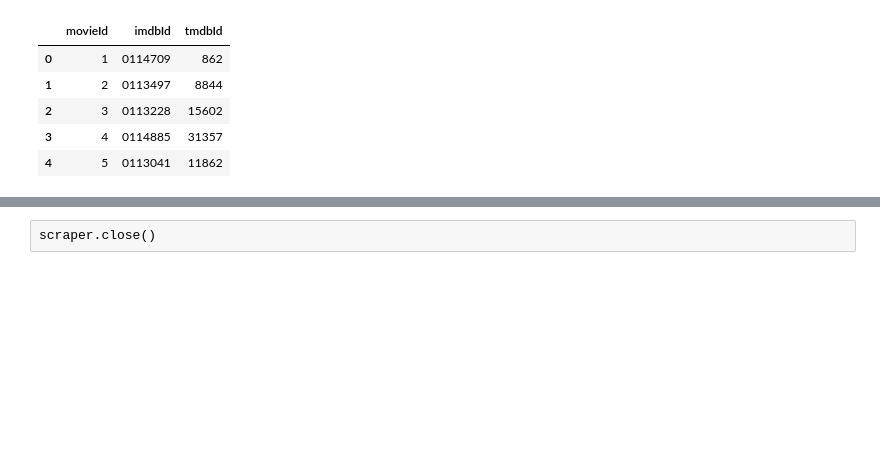
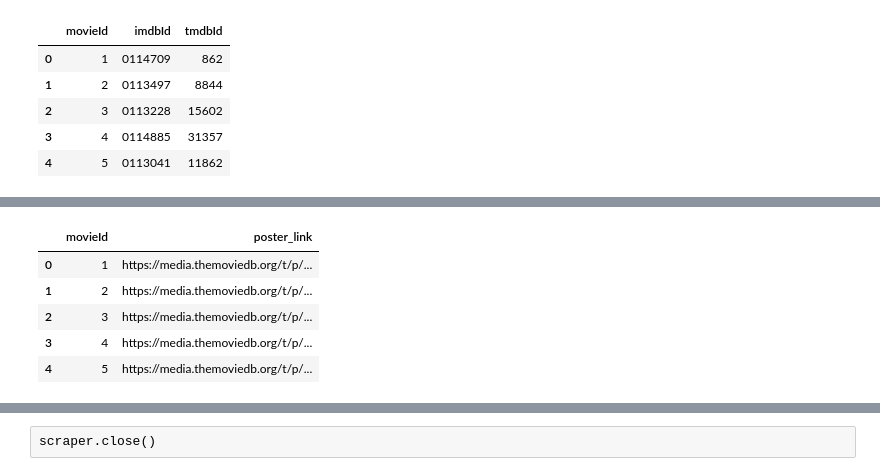
Before and after one commit to Donal-Flanagan/flix_recommender, a Jupyter notebook: notebooks/ETL/web_scraping_3_selenium.ipynb, the cells around one changed output, grey strips where cells are left out. Saved outputs shown, nothing was run; the diff lists cells and outputs as text; code cells hidden in the pictures; blank space fills up the shorter version.

```diff
--- a/notebooks/ETL/Data_imports.ipynb
+++ b/notebooks/ETL/web_scraping_3_selenium.ipynb
@@ -723,0 +452,10 @@ scraper.get_poster_links_df().to_csv(scraper.movie_dir_path+scraper.poster_links
+# %%
+df = scraper.get_poster_links_df()
+df.head()
+# %% [output]
+|  | movieId | poster_link |
+| 0 | 1 | https://media.themoviedb.org/t/p/... |
+| 1 | 2 | https://media.themoviedb.org/t/p/... |
+| 2 | 3 | https://media.themoviedb.org/t/p/... |
+| 3 | 4 | https://media.themoviedb.org/t/p/... |
+| 4 | 5 | https://media.themoviedb.org/t/p/... |
```
Also changed, not shown: parts of 53 cells of this notebook, 12 other files.
